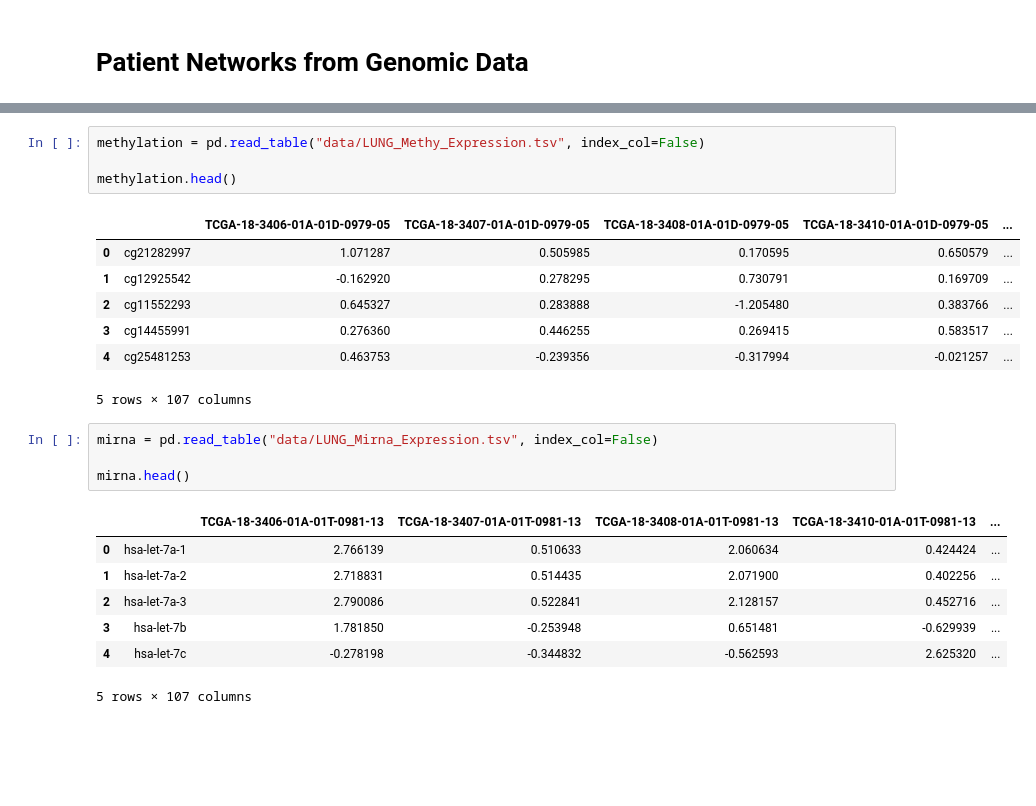
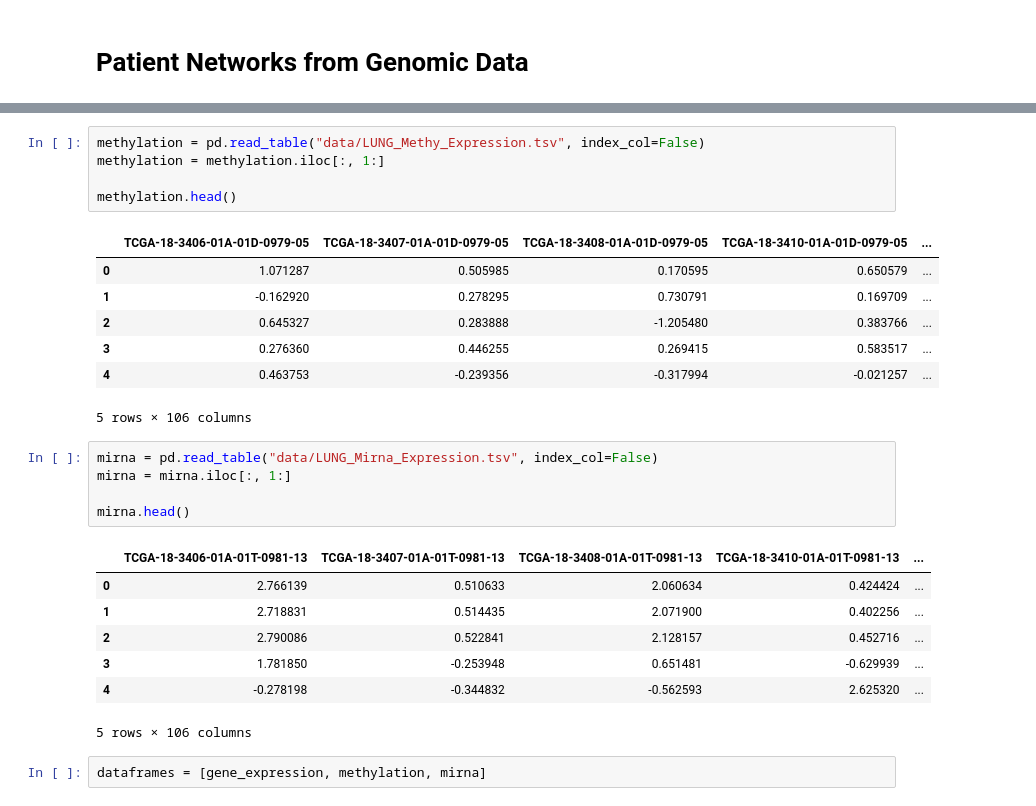
Before and after one commit to Educorreia932/FCUP-BINF, a Jupyter notebook: Assignments/Assignment 6/notebook.ipynb, the cells around one changed output, grey strips where cells are left out. Cells and saved outputs as stored; diff of their text form; blank space fills up the shorter version.

```diff
--- a/Assignments/Assignment 6/notebook.ipynb
+++ b/Assignments/Assignment 6/notebook.ipynb
@@ -19,27 +21,31 @@ gene_expression.head()
 # %%
 methylation = pd.read_table("data/LUNG_Methy_Expression.tsv", index_col=False)
+methylation = methylation.iloc[:, 1:]
 
 methylation.head()
 # %% [output]
-|  |  | TCGA-18-3406-01A-01D-0979-05 | TCGA-18-3407-01A-01D-0979-05 | TCGA-18-3408-01A-01D-0979-05 | TCGA-18-3410-01A-01D-0979-05 | ... |
-| 0 | cg21282997 | 1.071287 | 0.505985 | 0.170595 | 0.650579 | ... |
-| 1 | cg12925542 | -0.162920 | 0.278295 | 0.730791 | 0.169709 | ... |
-| 2 | cg11552293 | 0.645327 | 0.283888 | -1.205480 | 0.383766 | ... |
-| 3 | cg14455991 | 0.276360 | 0.446255 | 0.269415 | 0.583517 | ... |
-| 4 | cg25481253 | 0.463753 | -0.239356 | -0.317994 | -0.021257 | ... |
+|  | TCGA-18-3406-01A-01D-0979-05 | TCGA-18-3407-01A-01D-0979-05 | TCGA-18-3408-01A-01D-0979-05 | TCGA-18-3410-01A-01D-0979-05 | ... |
+| 0 | 1.071287 | 0.505985 | 0.170595 | 0.650579 | ... |
+| 1 | -0.162920 | 0.278295 | 0.730791 | 0.169709 | ... |
+| 2 | 0.645327 | 0.283888 | -1.205480 | 0.383766 | ... |
+| 3 | 0.276360 | 0.446255 | 0.269415 | 0.583517 | ... |
+| 4 | 0.463753 | -0.239356 | -0.317994 | -0.021257 | ... |
-5 rows × 107 columns
+5 rows × 106 columns
 # %%
 mirna = pd.read_table("data/LUNG_Mirna_Expression.tsv", index_col=False)
+mirna = mirna.iloc[:, 1:]
 
 mirna.head()
 # %% [output]
-|  |  | TCGA-18-3406-01A-01T-0981-13 | TCGA-18-3407-01A-01T-0981-13 | TCGA-18-3408-01A-01T-0981-13 | TCGA-18-3410-01A-01T-0981-13 | ... |
-| 0 | hsa-let-7a-1 | 2.766139 | 0.510633 | 2.060634 | 0.424424 | ... |
-| 1 | hsa-let-7a-2 | 2.718831 | 0.514435 | 2.071900 | 0.402256 | ... |
-| 2 | hsa-let-7a-3 | 2.790086 | 0.522841 | 2.128157 | 0.452716 | ... |
-| 3 | hsa-let-7b | 1.781850 | -0.253948 | 0.651481 | -0.629939 | ... |
-| 4 | hsa-let-7c | -0.278198 | -0.344832 | -0.562593 | 2.625320 | ... |
+|  | TCGA-18-3406-01A-01T-0981-13 | TCGA-18-3407-01A-01T-0981-13 | TCGA-18-3408-01A-01T-0981-13 | TCGA-18-3410-01A-01T-0981-13 | ... |
+| 0 | 2.766139 | 0.510633 | 2.060634 | 0.424424 | ... |
+| 1 | 2.718831 | 0.514435 | 2.071900 | 0.402256 | ... |
+| 2 | 2.790086 | 0.522841 | 2.128157 | 0.452716 | ... |
+| 3 | 1.781850 | -0.253948 | 0.651481 | -0.629939 | ... |
+| 4 | -0.278198 | -0.344832 | -0.562593 | 2.625320 | ... |
-5 rows × 107 columns
+5 rows × 106 columns
+# %%
+dataframes = [gene_expression, methylation, mirna]
 # %%
 figure, axes = plt.subplots(1, 3, sharey=True, figsize=(20, 15))
 
```
Also changed, not shown: parts of 6 cells of this notebook, 1 other file.
